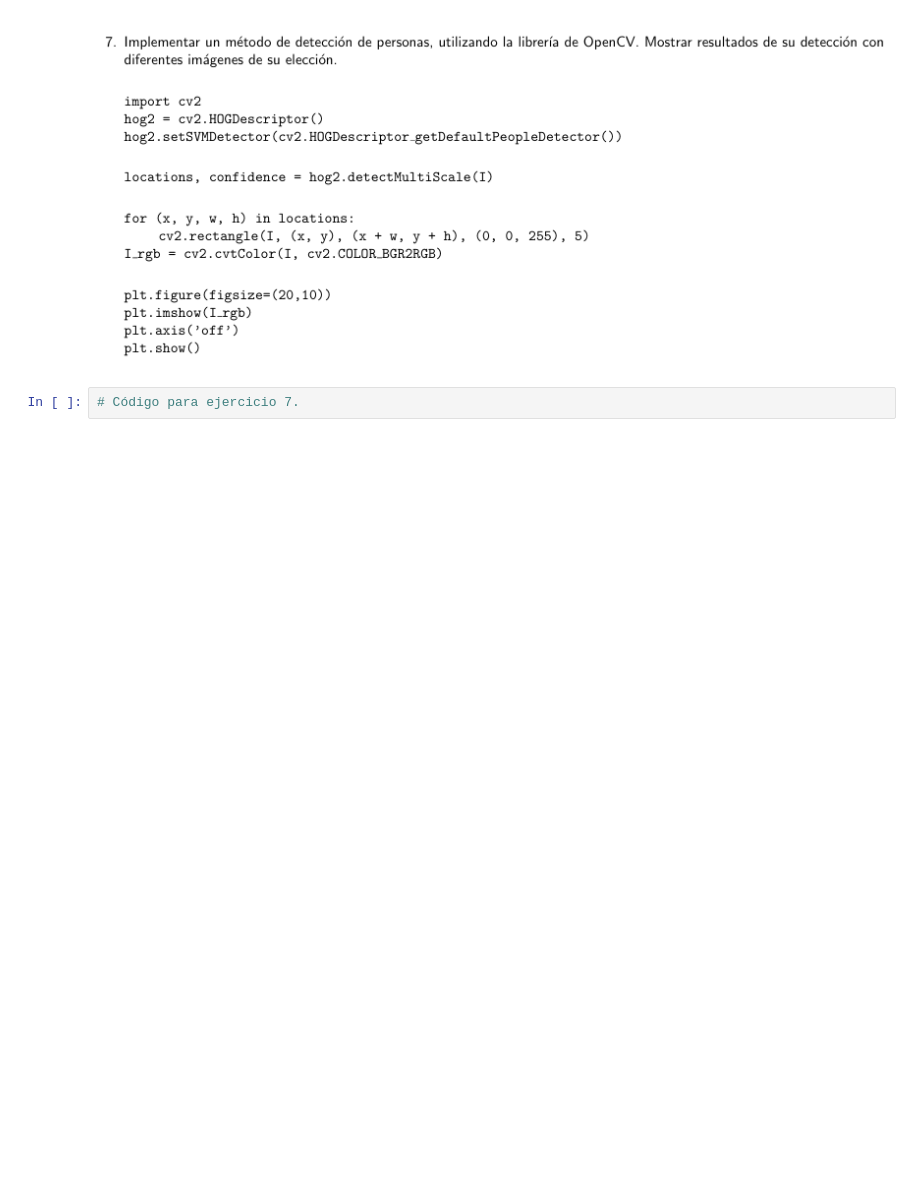
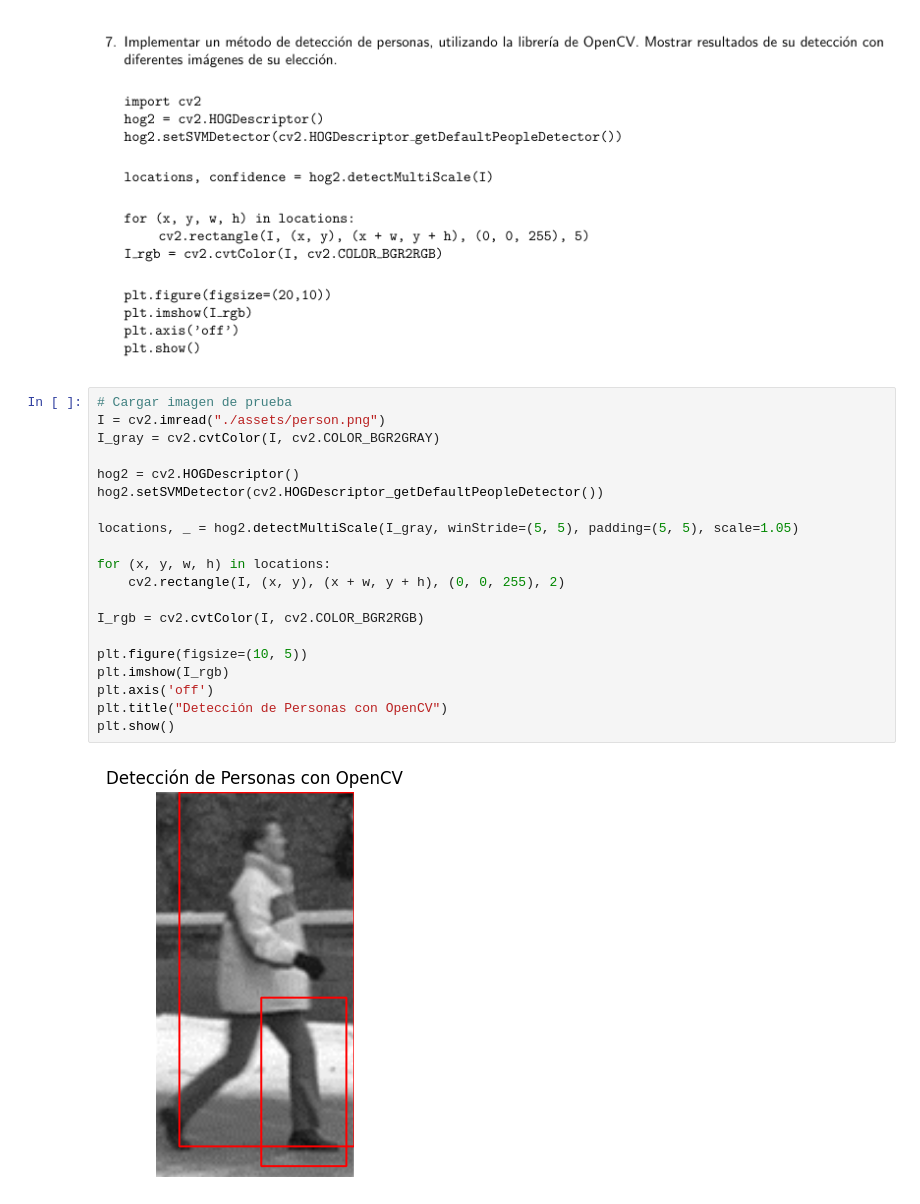
Before and after one commit to XaviAlvarado18/HOG_VC, a Jupyter notebook: main.ipynb, the cells around one changed output. Drawn from its saved outputs; the diff is of its cells as text; blank space fills up the shorter version.

Commit message:
feat: HOG, edge detection & person detection

```diff
--- a/main.ipynb
+++ b/main.ipynb
@@ -412,4 +525,24 @@ Array completo del histograma final: [[0.10865769 0.0603029  0.03906988 ... 0.05
 # %% [markdown]
 ![Ejercicio7](embedded-picture-1)
-# %%
-# Código para ejercicio 7.
+# %%
+# Cargar imagen de prueba
+I = cv2.imread("./assets/person.png")
+I_gray = cv2.cvtColor(I, cv2.COLOR_BGR2GRAY)
+
+hog2 = cv2.HOGDescriptor()
+hog2.setSVMDetector(cv2.HOGDescriptor_getDefaultPeopleDetector())
+
+locations, _ = hog2.detectMultiScale(I_gray, winStride=(5, 5), padding=(5, 5), scale=1.05)
+
+for (x, y, w, h) in locations:
+    cv2.rectangle(I, (x, y), (x + w, y + h), (0, 0, 255), 2)
+
+I_rgb = cv2.cvtColor(I, cv2.COLOR_BGR2RGB)
+
+plt.figure(figsize=(10, 5))
+plt.imshow(I_rgb)
+plt.axis('off')
+plt.title("Detección de Personas con OpenCV")
+plt.show()
+# %% [output]
+[figure, added]
```
Also changed, not shown: parts of 9 cells of this notebook.
